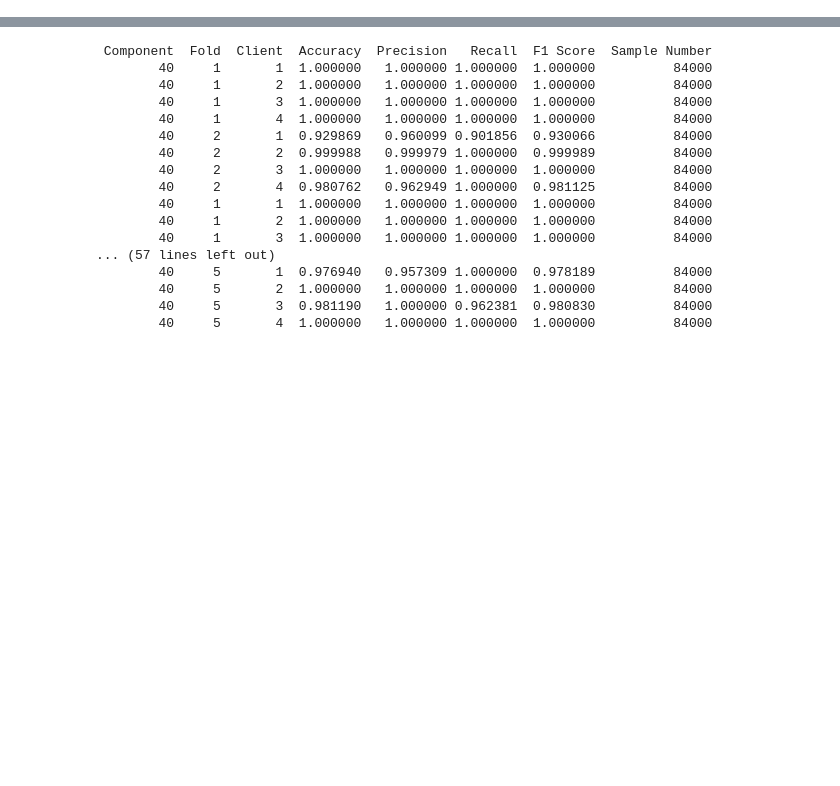
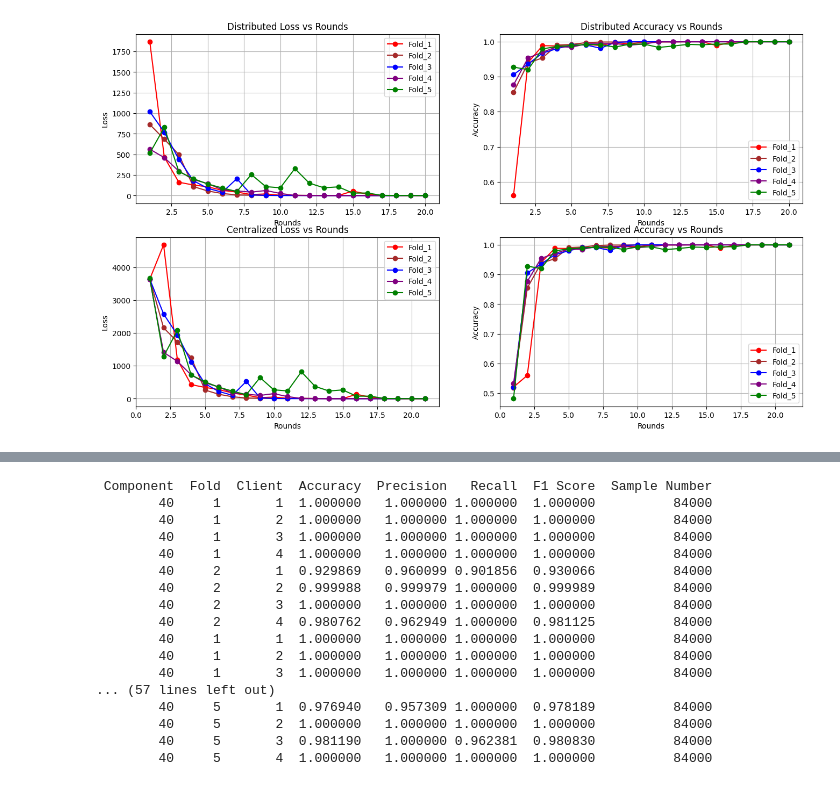
Before and after one commit to Sohag07Hasan/Collarborate-5G-NFs-with-Federated-Learning, a Jupyter notebook: inference_v1.ipynb, the cells around one changed output, grey strips where cells are left out. Cells and saved outputs as stored; diff of their text form; code cells hidden in the pictures; blank space fills up the shorter version.

Commit message:
Global Moel Metrics visualization Implemented

```diff
--- a/inference_v1.ipynb
+++ b/inference_v1.ipynb
@@ -43,0 +63,14 @@ def plot_confusion_matrix(y_true, y_pred, classes, title, ax):
+# %%
+## This will read pickle file and return the metrics
+def parse_history(history_path):
+    with open(history_path, 'rb') as file:
+        history = pickle.load(file)
+        # Extract distributed and centralized losses
+        loss_distributed = [loss for _, loss in history.losses_distributed]
+        loss_centralized = [loss for _, loss in history.losses_centralized]
+
+        # Extract accuracy for distributed and centralized evaluation
+        accuracy_distributed = [acc for _, acc in history.metrics_distributed['accuracy']]
+        accuracy_centralized = [acc for _, acc in history.metrics_centralized['accuracy']]
+
+        return loss_distributed, loss_centralized, accuracy_distributed, accuracy_centralized
@@ -44 +83,70 @@ def plot_confusion_matrix(y_true, y_pred, classes, title, ax):
+# %%
+for component in result_sources.get('components'):
+    loss_distributed = []
+    loss_centralized = []
+    accuracy_distributed =[]
+    accuracy_centralized = []
+    for fold in result_sources.get('folds'):
+        history_path = result_sources.get('path').format(component, fold) + '/history.pkl'
+        l_d, l_c, a_d, a_c = parse_history(history_path)
+        loss_distributed.append(l_d)
+        loss_centralized.append(l_c)
+        accuracy_distributed.append(a_d)
+        accuracy_centralized.append(a_c)
+
+    history_plots = [
+        {
+            'type': 'distributed_loss',
+            'plot_name': 'Distributed Loss vs Rounds',
+            'x': 'Rounds',
+            'y': 'Loss',
+            'plot_position': [0, 0],
+            'data': loss_distributed,
+            'colors': ['red', 'brown', 'blue', 'purple', 'green']
+        },
+        {
+            'type': 'accuracy_distributed',
+            'plot_name': 'Distributed Accuracy vs Rounds',
+            'x': 'Rounds',
+            'y': 'Accuracy',
+            'plot_position': [0, 1],
+            'data': accuracy_distributed,
+            'colors': ['red', 'brown', 'blue', 'purple', 'green']
+        },
+         {
+            'type': 'centralized_loss',
+            'plot_name': 'Centralized Loss vs Rounds',
+            'x': 'Rounds',
+            'y': 'Loss',
+            'plot_position': [1, 0],
+            'data': loss_centralized,
+            'colors': ['red', 'brown', 'blue', 'purple', 'green']
+        },
+        {
+            'type': 'centralized_accuracy',
+            'plot_name': 'Centralized Accuracy vs Rounds',
+            'x': 'Rounds',
+            'y': 'Accuracy',
+            'plot_position': [1, 1],
+            'data': accuracy_centralized,
+            'colors': ['red', 'brown', 'blue', 'purple', 'green']
+        },
+
+    ]
+
+    fig, ax = plt.subplots(2, 2, figsize=(16, 9))  # Adjust the figsize as needed
+    for plot in  history_plots:
+        position = plot.get('plot_position')
+        all_fold_data = plot.get('data')
+        #print(len(all_fold_data))
+        for i, data in enumerate(all_fold_data):
+            rounds = list(range(1, len(data)+1))
+            ax[position[0], position[1]].plot(rounds, data, label=f'Fold_{i+1}', marker='o', color=plot.get('colors')[i])
+            ax[position[0], position[1]].set_title(plot.get('plot_name'))
+            ax[position[0], position[1]].set_xlabel(plot.get('x'))
+            ax[position[0], position[1]].set_ylabel(plot.get('y'))
+            ax[position[0], position[1]].legend()
+            ax[position[0], position[1]].grid(True)
+# %% [output]
+[figure, added]
 # %% [markdown]
```
Also changed, not shown: parts of 9 cells of this notebook, 1 other file.
